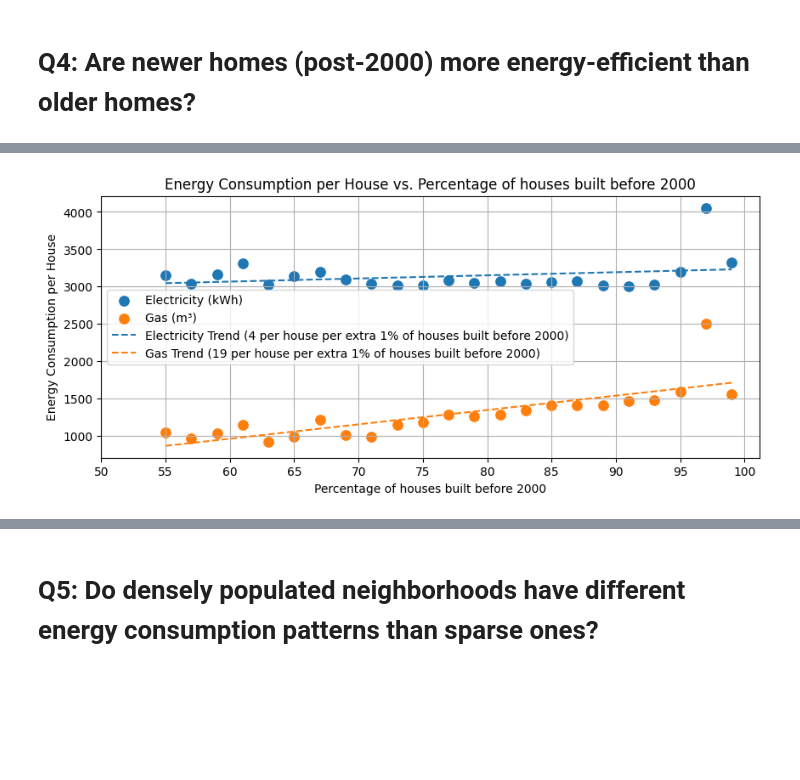
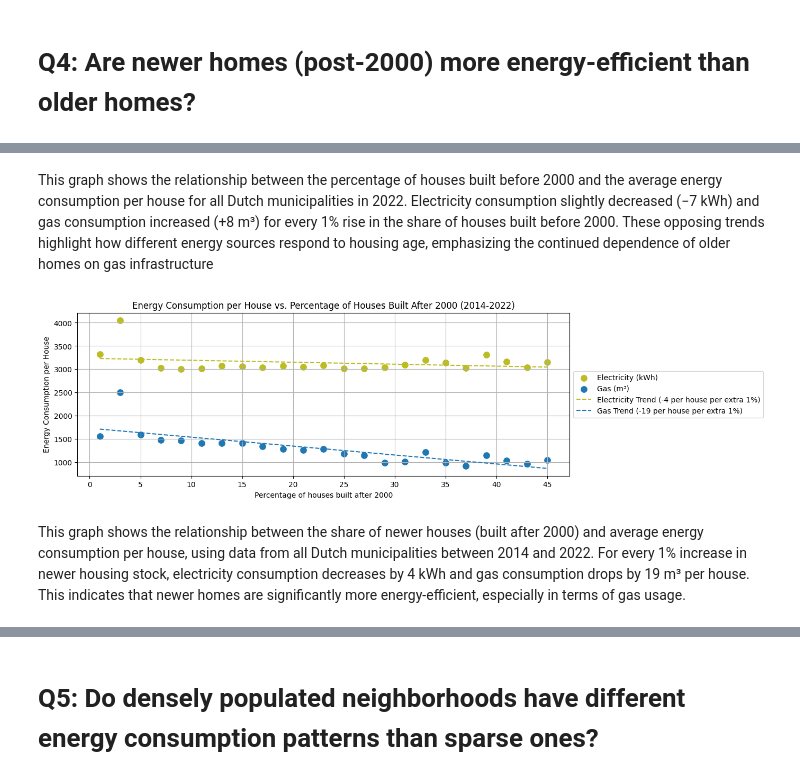
Before and after one commit to Olulu108/NL_energy_project, a Jupyter notebook: energy_project.ipynb, the cells around one changed output, grey strips where cells are left out. Saved outputs shown, nothing was run; the diff lists cells and outputs as text; code cells hidden in the pictures; blank space fills up the shorter version.

```diff
--- a/energy_project.ipynb
+++ b/energy_project.ipynb
@@ -266,7 +260,7 @@ types = {
 
 plt.figure(figsize=(12,4))
 
-colors = ['tab:blue', 'tab:orange', 'tab:green', 'tab:brown', 'tab:red']
+colors = ['tab:cyan', 'tab:purple', 'tab:blue', 'tab:green', 'tab:olive']
 i = 0
 # Loop over each gas type
 for col, label in types.items():
@@ -391,7 +385,7 @@ types = {
 
 plt.figure(figsize=(12,4))
 
-colors = ['tab:blue', 'tab:orange', 'tab:green', 'tab:brown', 'tab:red']
+colors = ['tab:cyan', 'tab:purple', 'tab:blue', 'tab:green', 'tab:olive']
 i = 0
 # Loop over each gas type
 for col, label in types.items():
@@ -607,46 +709,56 @@ By analyzing both electricity and gas usage per person, the plot shows that larg
+# %% [markdown]
+This graph shows the relationship between the percentage of houses built before 2000 and the average energy consumption per house for all Dutch municipalities in 2022. Electricity consumption slightly decreased (−7 kWh) and gas consumption increased (+8 m³) for every 1% rise in the share of houses built before 2000. These opposing trends highlight how different energy sources respond to housing age, emphasizing the continued dependence of older homes on gas infrastructure
 # %%
-# How energy consumption change depending on the percenatge of the older(built before 2000) houses on the municipality level.
+# all municiipalities 2014 - 2022 NEW BUILDINGS
+
 import seaborn as sns
 import matplotlib.pyplot as plt
 from sklearn.linear_model import LinearRegression
 import numpy as np
 
-# Copy clean yearly data
+# Filter and clean data
 df_clean2k = df_mun[
-    (df_mun['pw_vo2k'] ) &
-    #(df_mun['pw_na2k']> 0) &
+    (df_mun['pw_na2k']) &
     (df_mun['g_ele'] > 0) &
     (df_mun['g_gas'] > 0) &
     (df_mun['jaar'] > 2013) &
     (df_mun['jaar'] < 2023)
 ].copy()
 
-# Group data by percentage of OLD houses
-grouped_2k = df_clean2k.groupby('pw_vo2k')[['g_ele', 'g_gas']].mean().reset_index()
+# Group by percentage of new houses
+grouped_2k = df_clean2k.groupby('pw_na2k')[['g_ele', 'g_gas']].mean().reset_index()
 
-# Plotting
-plt.figure(figsize=(10,4))
+# Plot setup
+plt.figure(figsize=(12, 4))
+colors = ['tab:olive', 'tab:blue']
 
-sns.scatterplot(data=grouped_2k, x='pw_vo2k', y='g_ele', label='Electricity (kWh)', s=100)
-sns.scatterplot(data=grouped_2k, x='pw_vo2k', y='g_gas', label='Gas (m³)', s=100)
+# Scatter plots
+sns.scatterplot(data=grouped_2k, x='pw_na2k', y='g_ele', label='Electricity (kWh)', color=colors[0], s=100)
+sns.scatterplot(data=grouped_2k, x='pw_na2k', y='g_gas', label='Gas (m³)', color=colors[1], s=100)
 
-# Linear trend lines
-for col, label in [('g_ele', 'Electricity'), ('g_gas', 'Gas')]:
-    X = grouped_2k['pw_vo2k'].values.reshape(-1,1)
+# Linear regression lines
+for i, (col, label) in enumerate([('g_ele', 'Electricity'), ('g_gas', 'Gas')]):
+    X = grouped_2k['pw_na2k'].values.reshape(-1, 1)
     y = grouped_2k[col].values
     model = LinearRegression()
     model.fit(X, y)
     y_pred = model.predict(X)
-    plt.plot(grouped_2k['pw_vo2k'], y_pred, linestyle='--', label=f'{label} Trend ({model.coef_[0]:.0f} per house per extra 1% of houses built before 2000)')
+    plt.plot(grouped_2k['pw_na2k'], y_pred, linestyle='--', label=f'{label} Trend ({model.coef_[0]:.0f} per house per extra 1%)', # of houses built after 2000
+             color=colors[i], linewidth=1.5)
 
-# Labels and formatting
-plt.title('Energy Consumption per House vs. Percentage of houses built before 2000')
-plt.xlabel('Percentage of houses built before 2000')
+# Formatting
+plt.title('Energy Consumption per House vs. Percentage of Houses Built After 2000 (2014-2022)')
+plt.xlabel('Percentage of houses built after 2000')
 plt.ylabel('Energy Consumption per House')
 plt.grid(True)
-plt.xticks(np.arange(50, 105, 5))  # X-ticks every 5%
-plt.legend()
-#plt.show()
-plt.savefig('Q4_before2k.png', dpi=300, bbox_inches='tight')
+plt.xticks(np.arange(0, 50, 5))
+
+# Legend outside
+plt.legend(loc='center left', bbox_to_anchor=(1, 0.5))
+
+# Save
+plt.savefig('Q4_after2k.png', dpi=300, bbox_inches='tight')
 # %% [output]
-[figure, old version]
+[figure, new version]
+# %% [markdown]
+This graph shows the relationship between the share of newer houses (built after 2000) and average energy consumption per house, using data from all Dutch municipalities between 2014 and 2022. For every 1% increase in newer housing stock, electricity consumption decreases by 4 kWh and gas consumption drops by 19 m³ per house. This indicates that newer homes are significantly more energy-efficient, especially in terms of gas usage.
```
Also changed, not shown: parts of 22 cells of this notebook, 5 other files.
